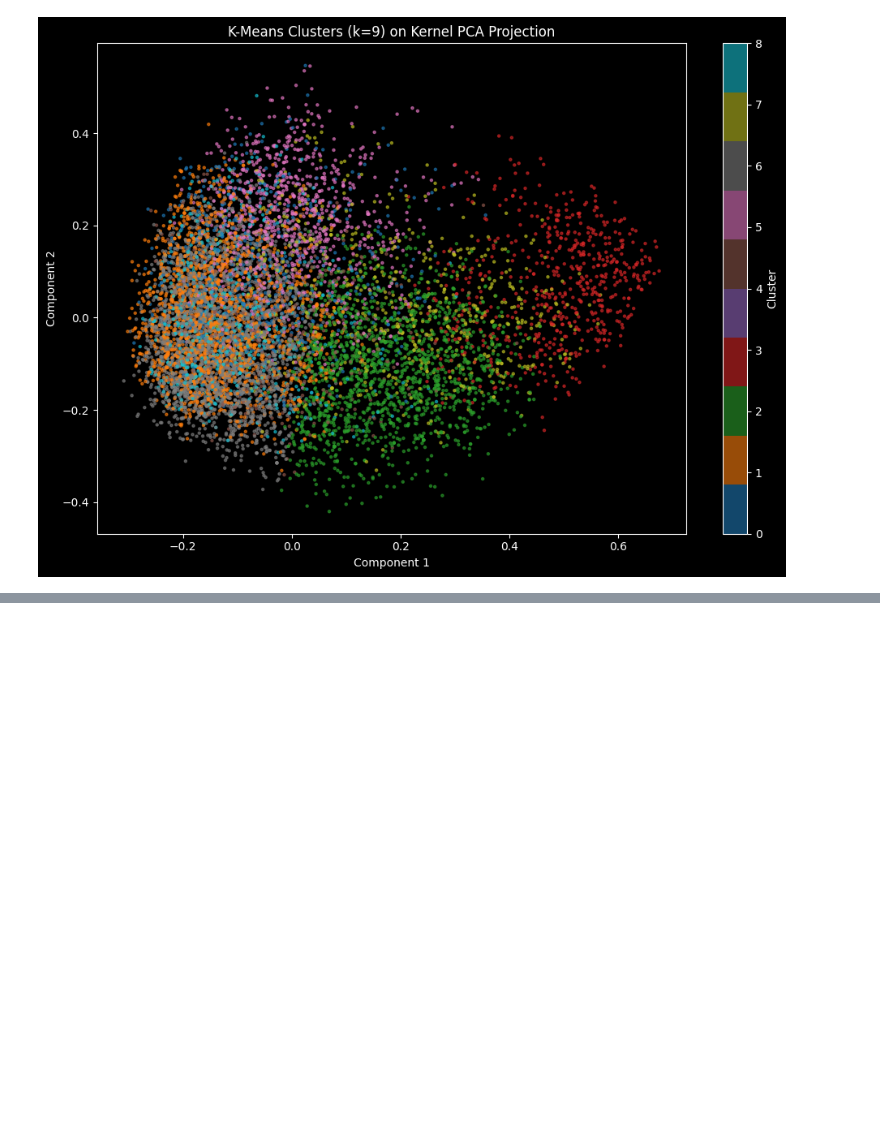
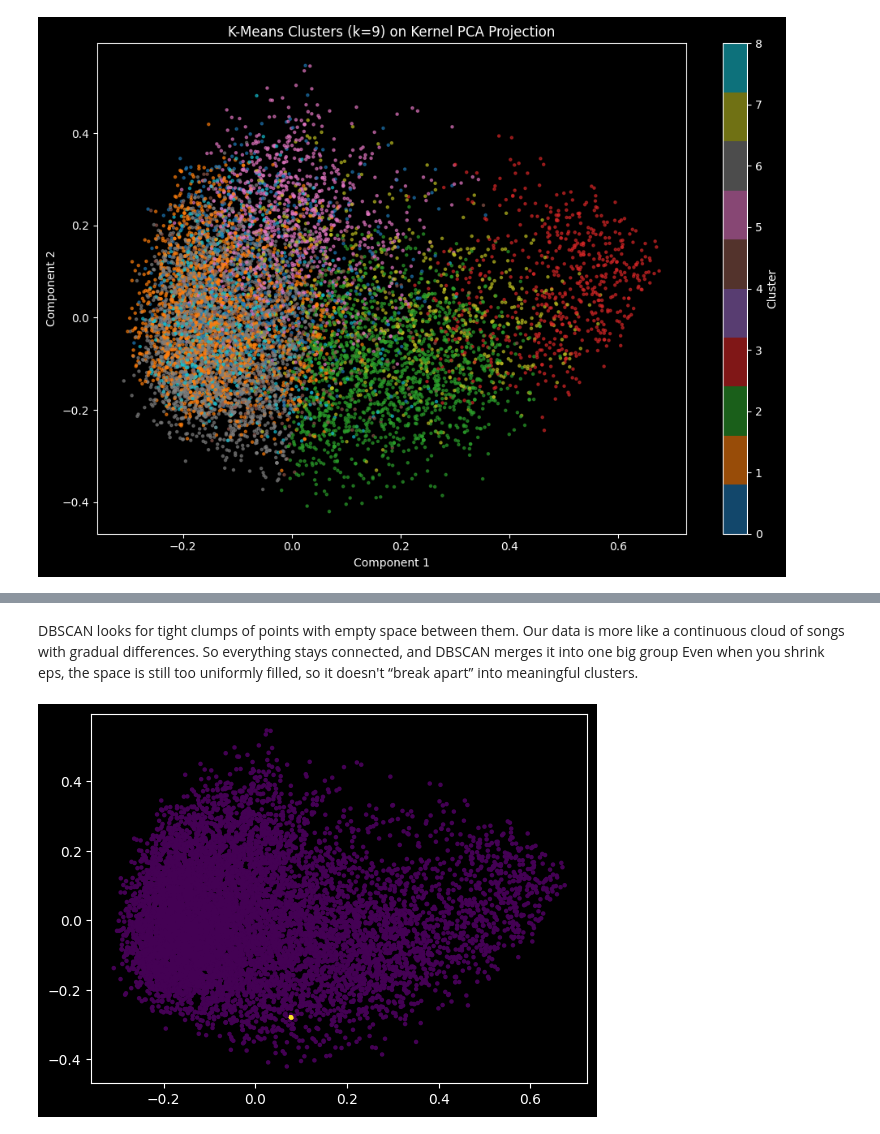
Before and after one commit to ArkhamTitan/CSCI_347-Mini-Projects-Group_17, a Jupyter notebook: Final Project/FinalProject.ipynb, the cells around one changed output, grey strips where cells are left out. Saved outputs shown, nothing was run; the diff lists cells and outputs as text; code cells hidden in the pictures; blank space fills up the shorter version.

```diff
--- a/Final Project/FinalProject.ipynb
+++ b/Final Project/FinalProject.ipynb
@@ -194,0 +191,16 @@ plt.show()
+# %% [markdown]
+DBSCAN looks for tight clumps of points with empty space between them.
+Our data is more like a continuous cloud of songs with gradual differences.
+So everything stays connected, and DBSCAN merges it into one big group
+Even when you shrink eps, the space is still too uniformly filled, so it doesn't “break apart” into meaningful clusters.
+# %%
+from sklearn.cluster import DBSCAN
+
+coords = KernelPCA(n_components=2, kernel="rbf", gamma=0.01).fit_transform(X_sample)
+
+labels = DBSCAN(eps=0.002, min_samples=10).fit_predict(X_sample)
+
+plt.scatter(coords[:, 0], coords[:, 1], c=labels, s=5, cmap="viridis")
+plt.show()
+# %% [output]
+[figure, added]
```
Also changed, not shown: parts of 5 cells of this notebook.
